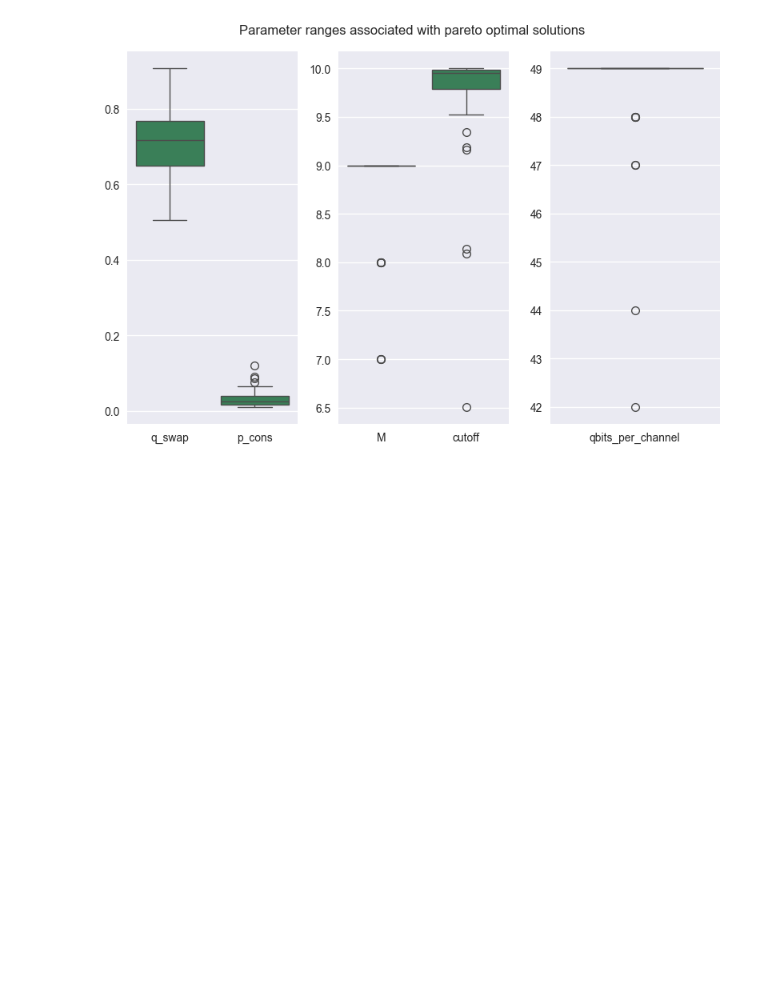
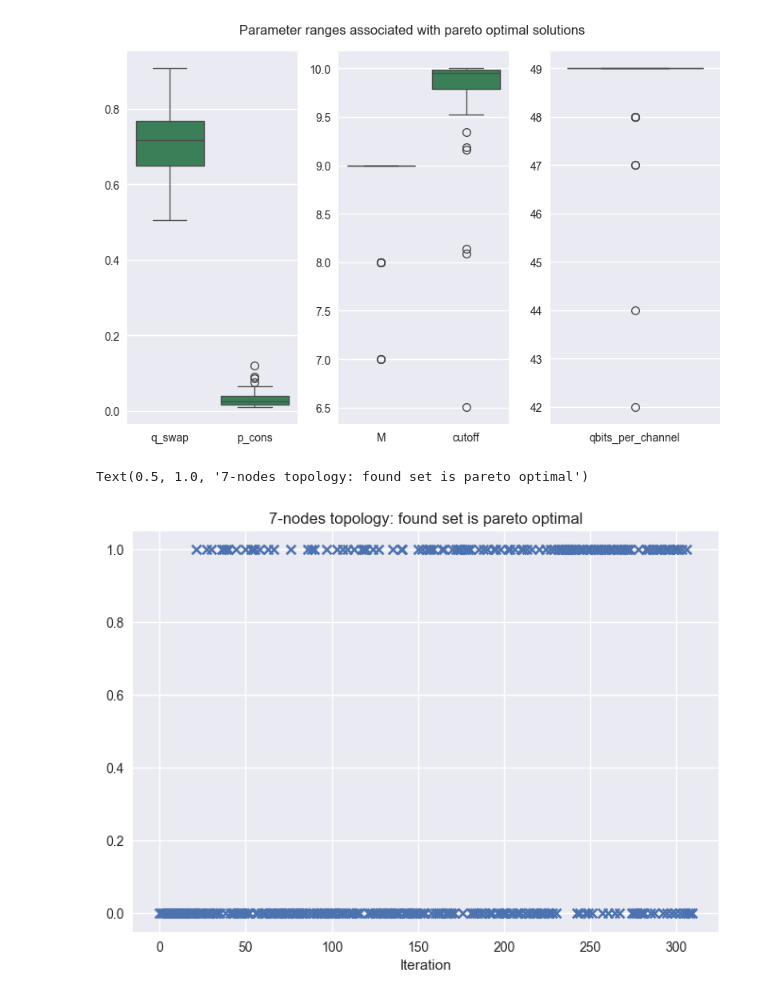
Before and after one commit to Luisenden/qnetsur, a Jupyter notebook: notebooks/paretotrial.ipynb, the cells around one changed output. Cells and saved outputs as stored; diff of their text form; code cells hidden in the pictures; blank space fills up the shorter version.

```diff
--- a/notebooks/paretotrial.ipynb
+++ b/notebooks/paretotrial.ipynb
@@ -145,3 +147,19 @@ plt.show()
 # %% [output]
 <Figure size 800x550 with 0 Axes>
 [figure]
+# %%
+with open('../../surdata/Sur_ND_tree23_iter-30_objective-meanopt12-01-2023_12:14.pkl', 'rb') as file:
+    # Load the object from the file
+    sur_loaded_data = pickle.load(file)
+model = sur_loaded_data[0][0]
+nnodes = len(model.y[0])
+# %%
+virtual_neighbours = pd.DataFrame(model.y)
+virtual_neighbours.columns = [f'node {i}' for i in range(nnodes)]
+mask = paretoset(virtual_neighbours, sense=["max"]*nnodes)
+plt.scatter(x= range(len(mask)),y = mask, marker='x')
+plt.xlabel("Iteration")
+plt.title(f"{len(model.y[0])}-nodes topology: found set is pareto optimal")
+# %% [output]
+Text(0.5, 1.0, '7-nodes topology: found set is pareto optimal')
+[figure, added]
```
Also changed, not shown: parts of 7 cells of this notebook, 6 other files.
